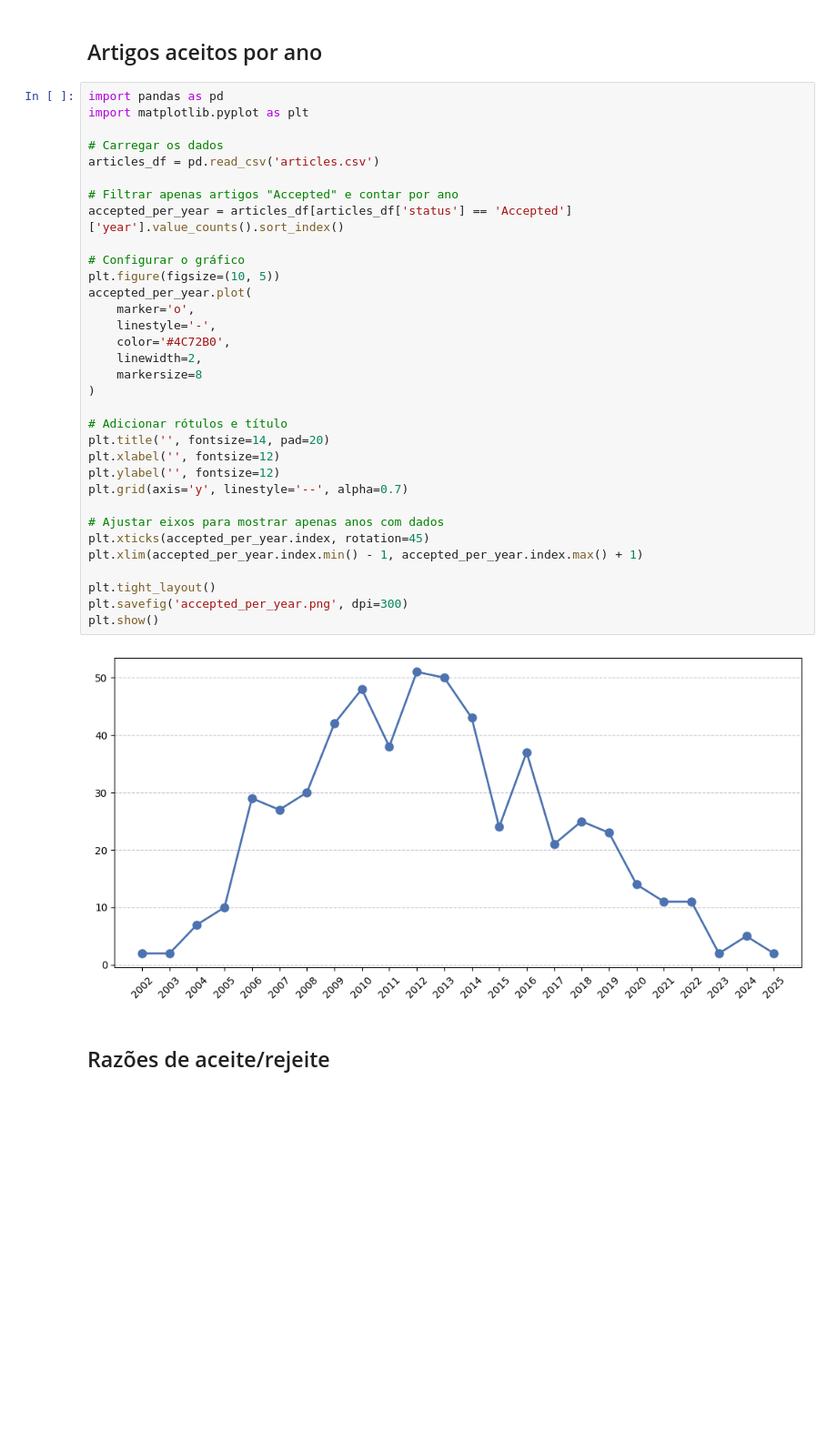
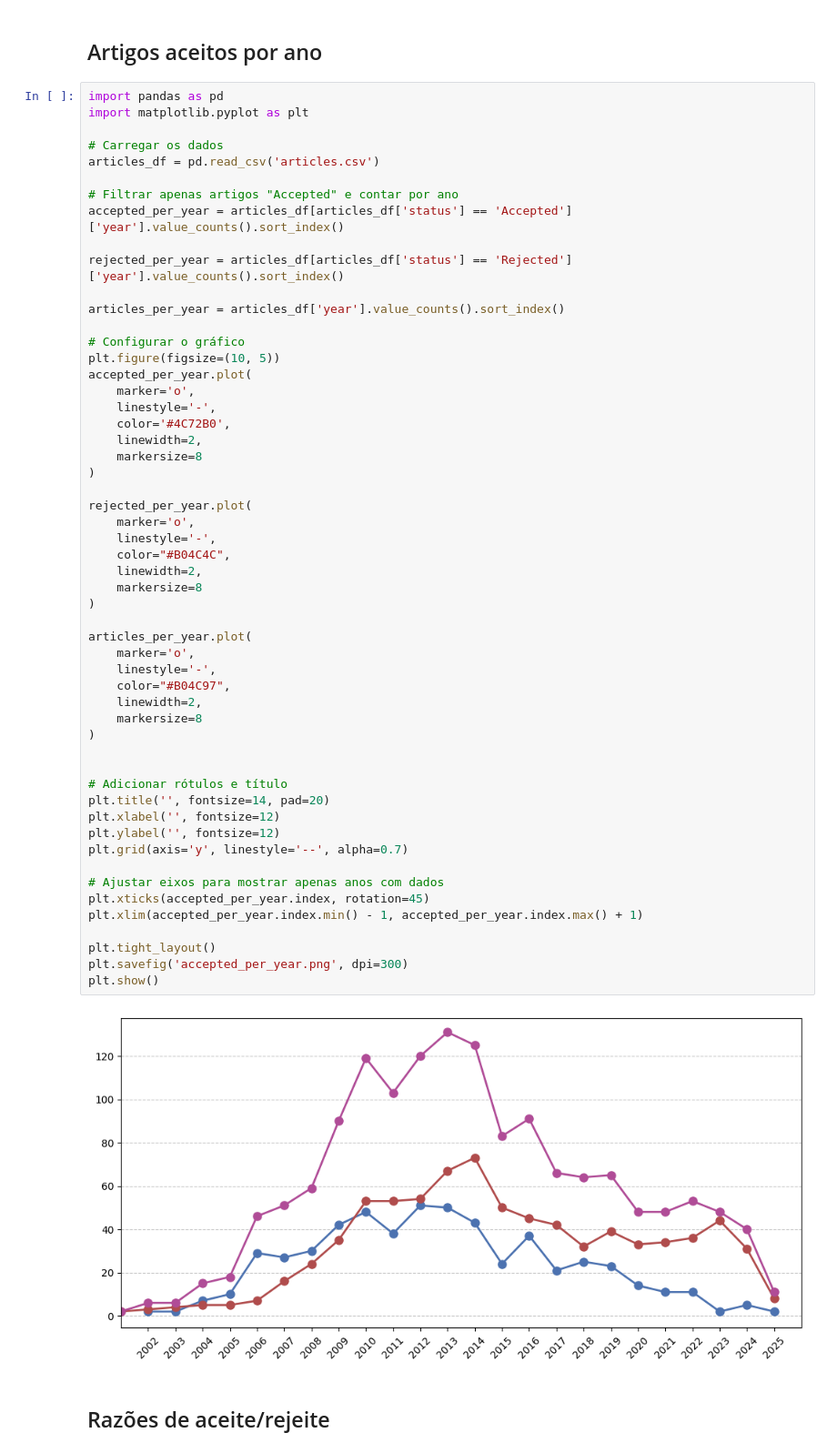
Before and after one commit to Guglis02/Tabletop-Data-Extraction, a Jupyter notebook: notebook.ipynb, the cells around one changed output. Shown: that part at 91% size. Saved outputs shown, nothing was run; the diff lists cells and outputs as text; blank space fills up the shorter version.

```diff
--- a/notebook.ipynb
+++ b/notebook.ipynb
@@ -124,34 +126,55 @@ import matplotlib.pyplot as plt
 # Carregar os dados
 articles_df = pd.read_csv('articles.csv')
 
 # Filtrar apenas artigos "Accepted" e contar por ano
 accepted_per_year = articles_df[articles_df['status'] == 'Accepted']['year'].value_counts().sort_index()
 
+rejected_per_year = articles_df[articles_df['status'] == 'Rejected']['year'].value_counts().sort_index()
+
+articles_per_year = articles_df['year'].value_counts().sort_index()
+
 # Configurar o gráfico
 plt.figure(figsize=(10, 5))
 accepted_per_year.plot(
     marker='o',
     linestyle='-',
     color='#4C72B0',
     linewidth=2,
     markersize=8
 )
+
+rejected_per_year.plot(
+    marker='o',
+    linestyle='-',
+    color="#B04C4C",
+    linewidth=2,
+    markersize=8
+)
+
+articles_per_year.plot(
+    marker='o',
+    linestyle='-',
+    color="#B04C97",
+    linewidth=2,
+    markersize=8
+)
+
 
 # Adicionar rótulos e título
 plt.title('', fontsize=14, pad=20)
 plt.xlabel('', fontsize=12)
 plt.ylabel('', fontsize=12)
 plt.grid(axis='y', linestyle='--', alpha=0.7)
 
 # Ajustar eixos para mostrar apenas anos com dados
 plt.xticks(accepted_per_year.index, rotation=45)
 plt.xlim(accepted_per_year.index.min() - 1, accepted_per_year.index.max() + 1)
 
 plt.tight_layout()
 plt.savefig('accepted_per_year.png', dpi=300)
 plt.show()
 # %% [output]
-[figure, old version]
+[figure, new version]
 # %% [markdown]
 ## Razões de aceite/rejeite
 # %%
```
Also changed, not shown: parts of 11 cells of this notebook, 10 other files.
